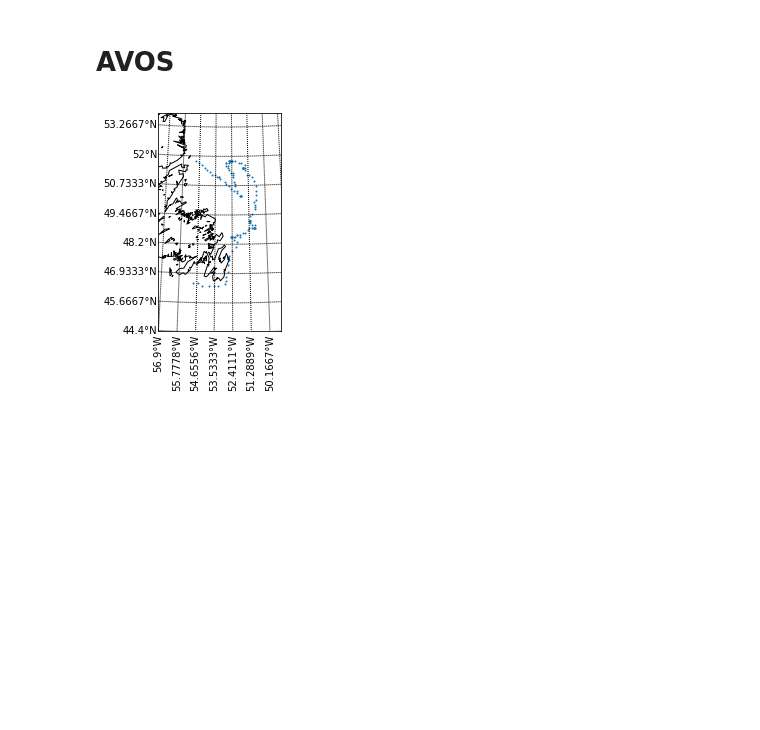
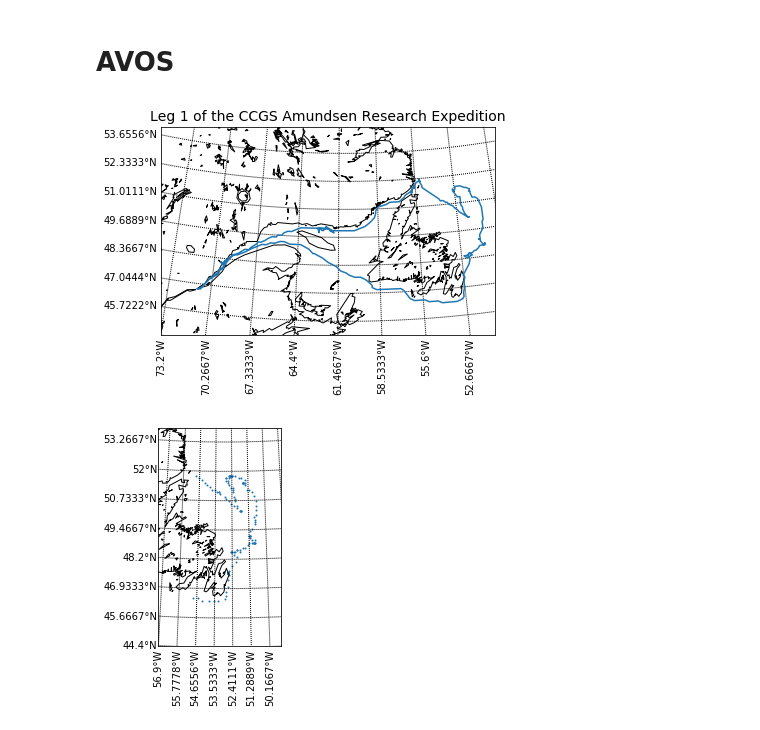
Before and after one commit to jmunroe/IceDEF, a Jupyter notebook: notebooks/statoil_arcticnet_data.ipynb, the cells around one changed output. Saved outputs shown, nothing was run; the diff lists cells and outputs as text; code cells hidden in the pictures; blank space fills up the shorter version.

Commit message:
made plot of ship location during all of Leg 1

```diff
--- a/notebooks/statoil_arcticnet_data.ipynb
+++ b/notebooks/statoil_arcticnet_data.ipynb
@@ -80,6 +80,17 @@ def subset_ds(ds, bounds_by_colname):
 avos_df = sd.get_avos_df()
 avos_ds = sd.get_avos_ds()
 avos_ds_subset = subset_ds(avos_ds, bounds_by_colname)
+avos_ds_leg1 = subset_ds(avos_ds, {'time': (np.datetime64('2015-04-17'), np.datetime64('2015-05-05'))})
+# %%
+pads = 2
+map_kwargs = {'pads': pads}
+scatter_kwargs = {'linestyle': '-'}
+title = 'Leg 1 of the CCGS Amundsen Research Expedition'
+kwargs = {'map_kwargs': map_kwargs, 'title': title, 'line_plot': True}
+fig, ax = plot.plot_track([avos_ds_leg1['latitude'].values, avos_ds_leg1['longitude'].values], **kwargs)
+fig.savefig(plot_dir + 'amundsen_expedition_leg1.png')
+# %% [output]
+[figure, added]
 # %%
 # Note this takes really long to run
 #plot.plot_track([avos_df['latitude'].values, avos_df['longitude'].values])
```
